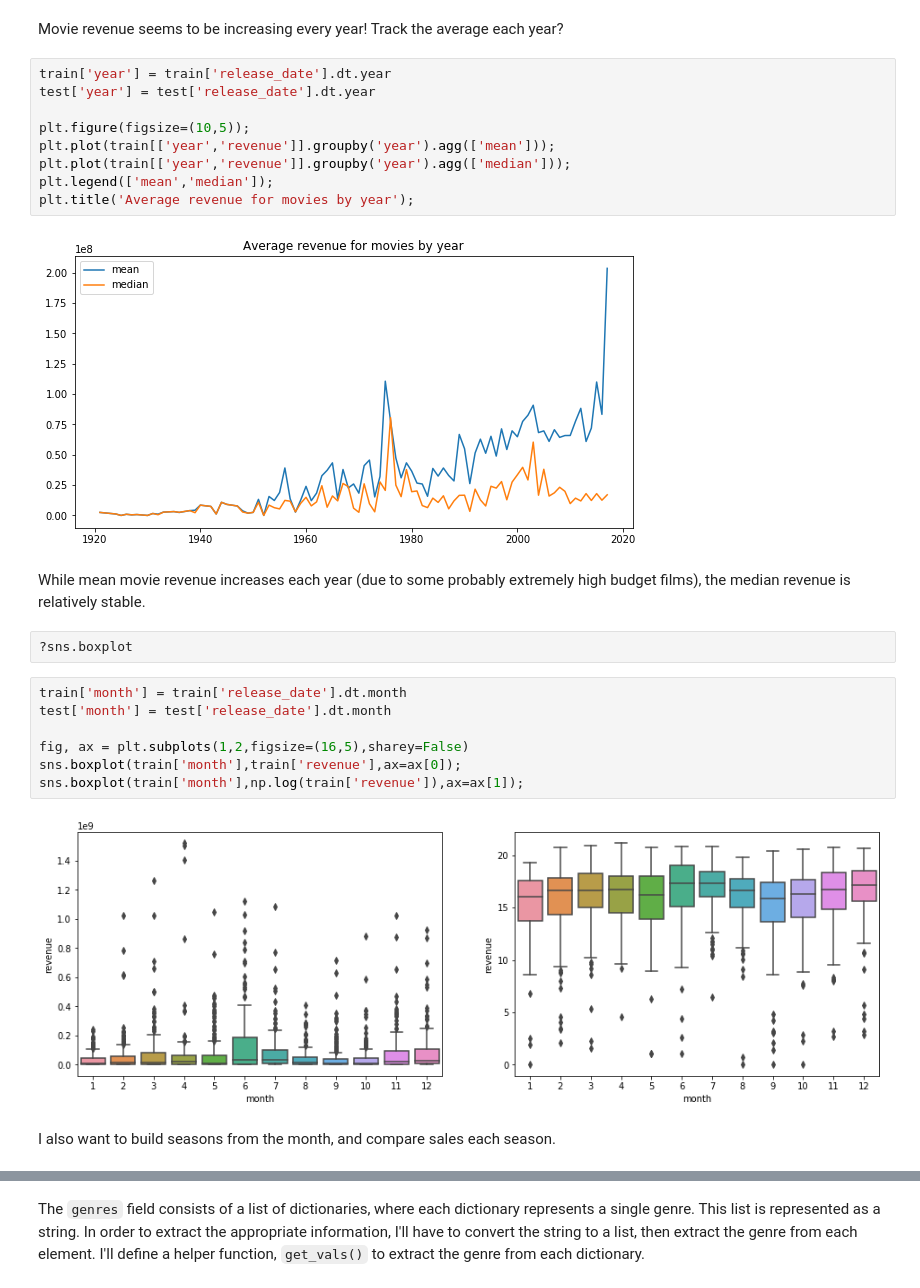
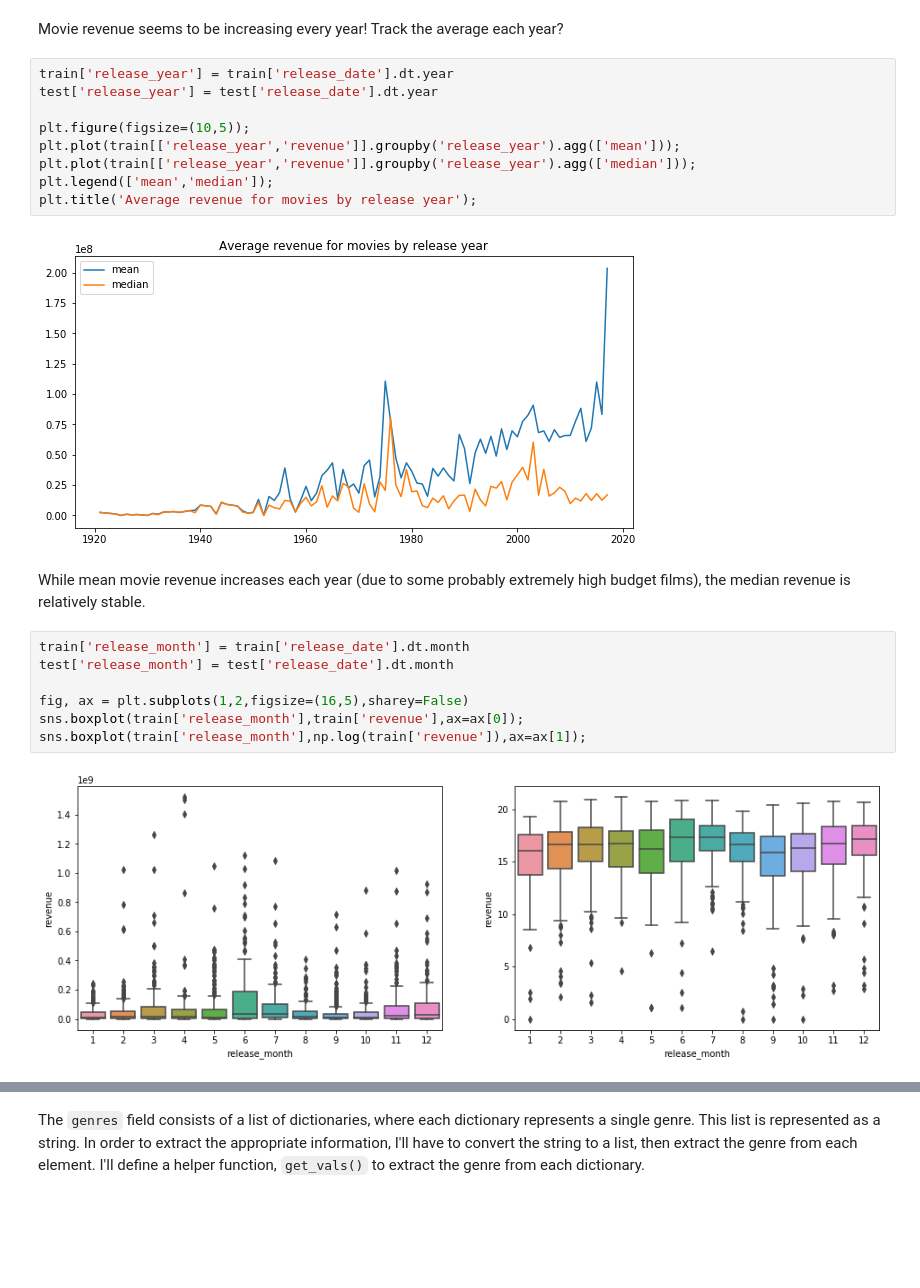
Before and after one commit to collindching/Learning-Exercises, a Jupyter notebook: Box Office Revenue Prediction/Regression Model.ipynb, the cells around one changed output, grey strips where cells are left out. Saved outputs shown, nothing was run; the diff lists cells and outputs as text; blank space fills up the shorter version.

```diff
--- a/Box Office Revenue Prediction/Regression Model.ipynb
+++ b/Box Office Revenue Prediction/Regression Model.ipynb
@@ -419,28 +430,24 @@ sns.scatterplot(train['release_date'].dt.year,train['revenue'],alpha=.8);
 # %% [markdown]
 Movie revenue seems to be increasing every year! Track the average each year?
 # %%
-train['year'] = train['release_date'].dt.year
-test['year'] = test['release_date'].dt.year
+train['release_year'] = train['release_date'].dt.year
+test['release_year'] = test['release_date'].dt.year
 
 plt.figure(figsize=(10,5));
-plt.plot(train[['year','revenue']].groupby('year').agg(['mean']));
-plt.plot(train[['year','revenue']].groupby('year').agg(['median']));
+plt.plot(train[['release_year','revenue']].groupby('release_year').agg(['mean']));
+plt.plot(train[['release_year','revenue']].groupby('release_year').agg(['median']));
 plt.legend(['mean','median']);
-plt.title('Average revenue for movies by year');
+plt.title('Average revenue for movies by release year');
 # %% [output]
-[figure, old version]
+[figure, new version]
 # %% [markdown]
 While mean movie revenue increases each year (due to some probably extremely high budget films), the median revenue is relatively stable.
-# %%
-?sns.boxplot
 # %%
-train['month'] = train['release_date'].dt.month
-test['month'] = test['release_date'].dt.month
+train['release_month'] = train['release_date'].dt.month
+test['release_month'] = test['release_date'].dt.month
 
 fig, ax = plt.subplots(1,2,figsize=(16,5),sharey=False)
-sns.boxplot(train['month'],train['revenue'],ax=ax[0]);
-sns.boxplot(train['month'],np.log(train['revenue']),ax=ax[1]);
+sns.boxplot(train['release_month'],train['revenue'],ax=ax[0]);
+sns.boxplot(train['release_month'],np.log(train['revenue']),ax=ax[1]);
 # %% [output]
-[figure, old version]
+[figure, new version]
-# %% [markdown]
-I also want to build seasons from the month, and compare sales each season.
```
Also changed, not shown: parts of 56 cells of this notebook.
